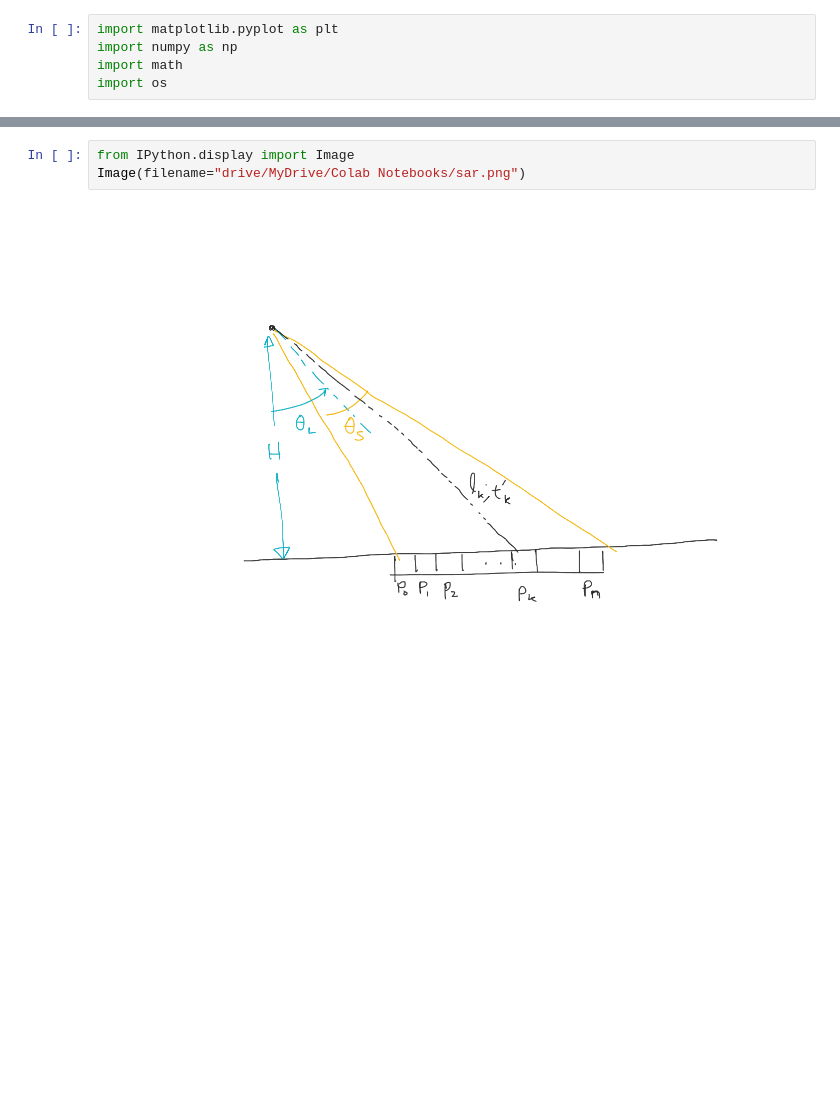
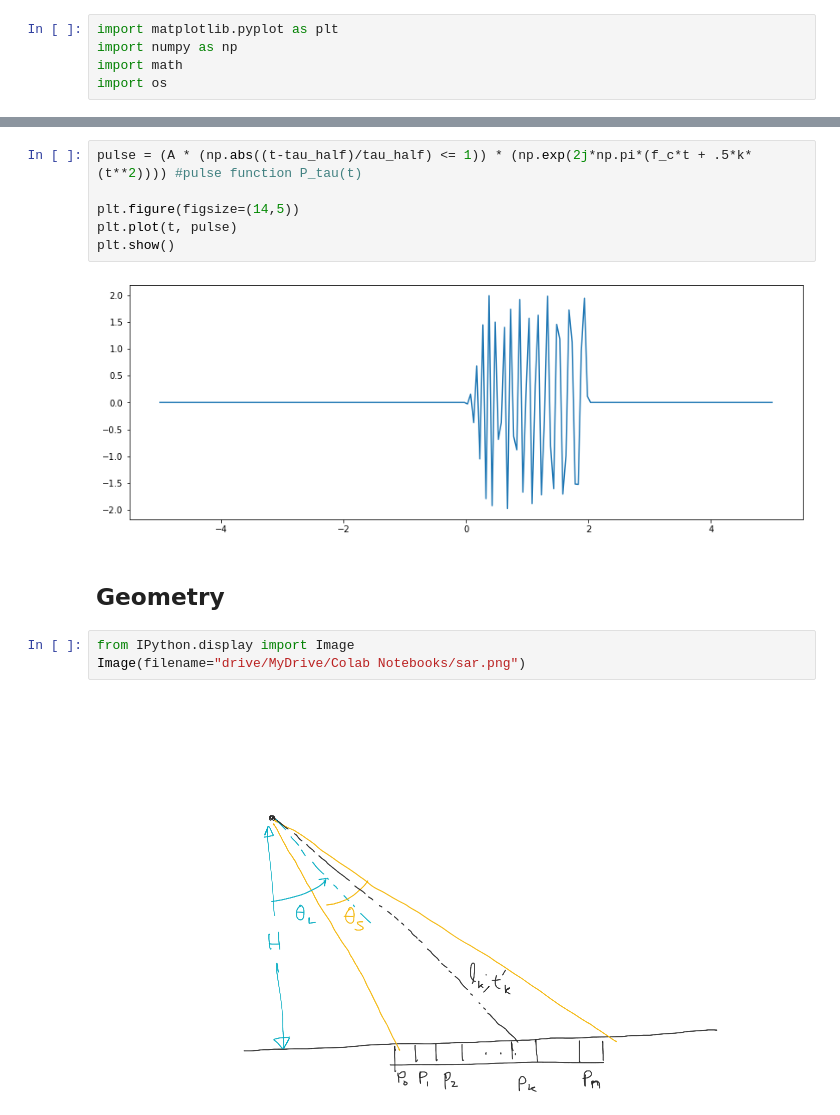
Before and after one commit to psukphranee/Python, a Jupyter notebook: SAR_scratch.ipynb, the cells around one changed output, grey strips where cells are left out. Drawn from its saved outputs; the diff is of its cells as text; blank space fills up the shorter version.

```diff
--- a/SAR_scratch.ipynb
+++ b/SAR_scratch.ipynb
@@ -8,3 +101,13 @@ import os
+# %%
+pulse = (A * (np.abs((t-tau_half)/tau_half) <= 1)) * (np.exp(2j*np.pi*(f_c*t + .5*k*(t**2)))) #pulse function P_tau(t)
+
+plt.figure(figsize=(14,5))
+plt.plot(t, pulse)
+plt.show()
+# %% [output]
+[figure, added]
+# %% [markdown]
+## Geometry
 # %%
 from IPython.display import Image
 Image(filename="drive/MyDrive/Colab Notebooks/sar.png")
```
Also changed, not shown: parts of 19 cells of this notebook.
